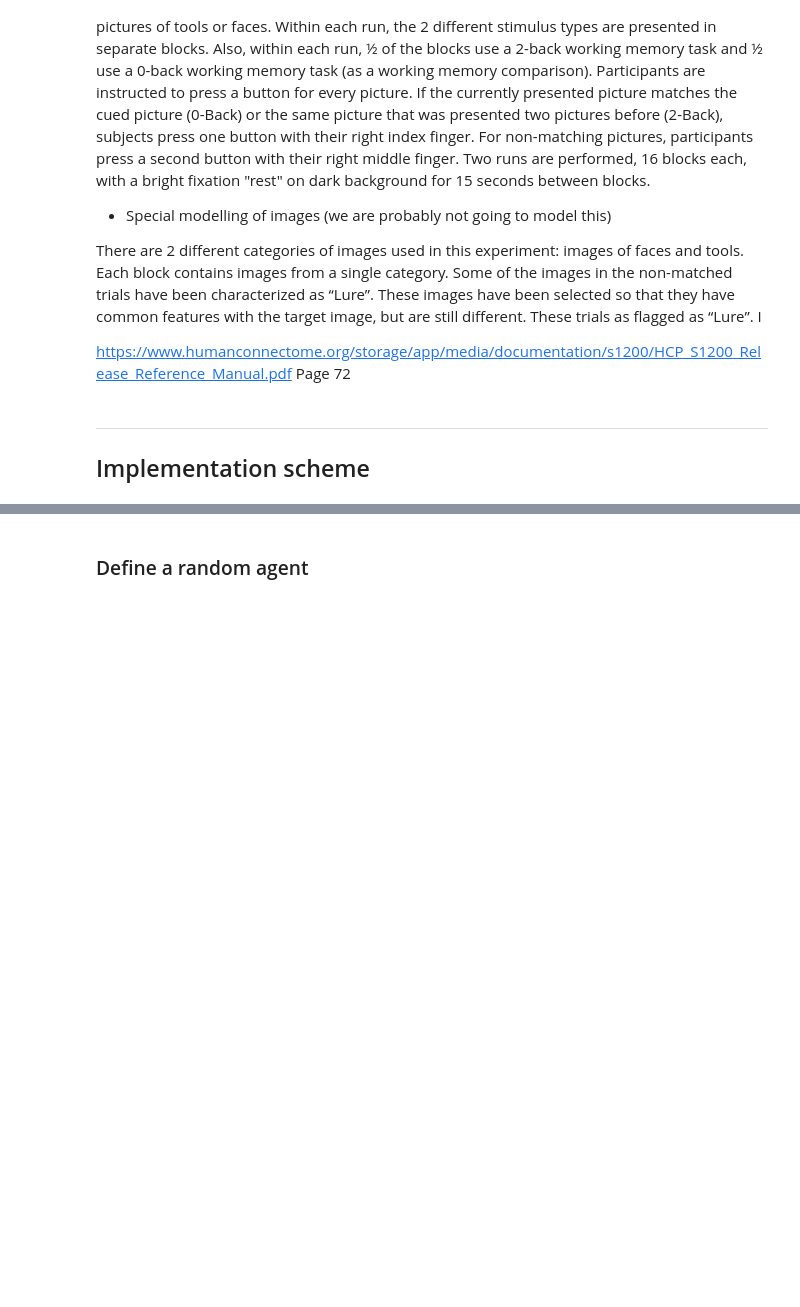
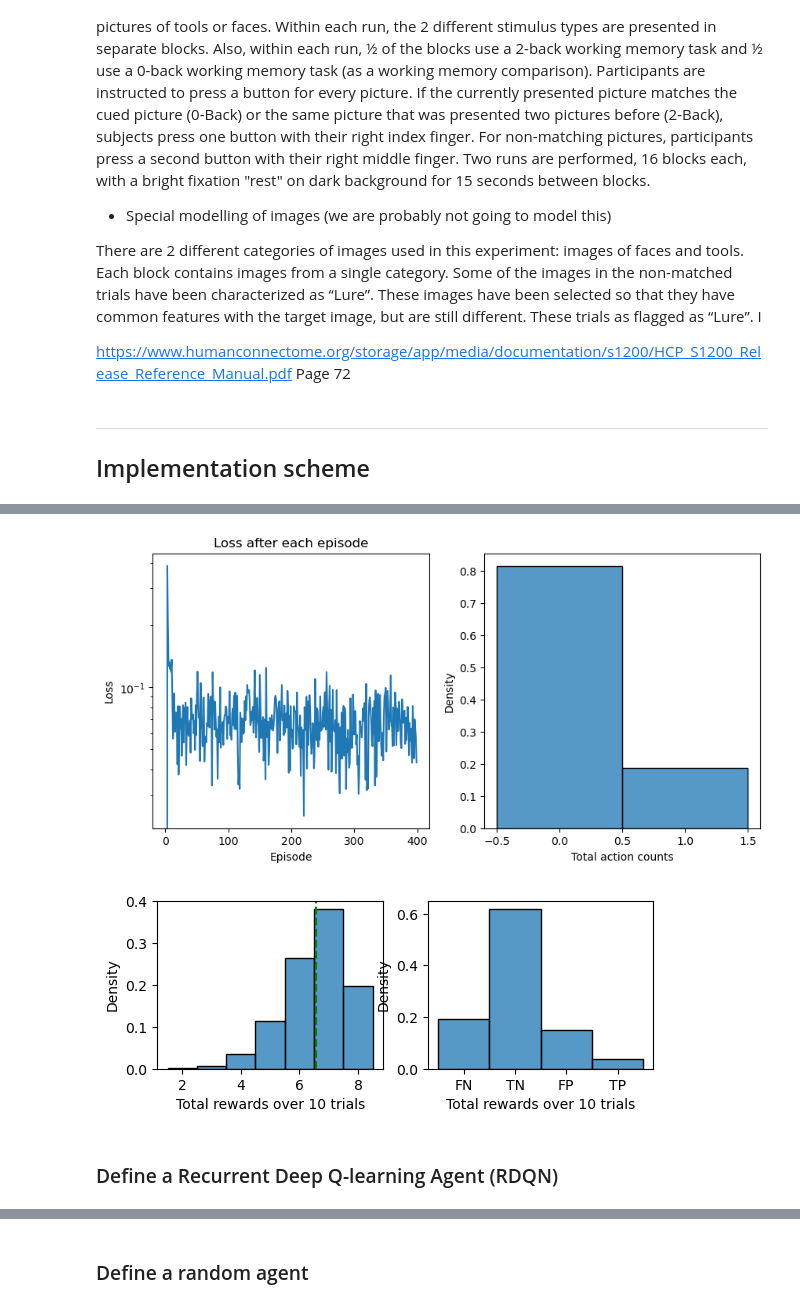
Before and after one commit to bobasaurusrex/NMA-group1, a Jupyter notebook: NMA_Project_Group_1.ipynb, the cells around one changed output, grey strips where cells are left out. Cells and saved outputs as stored; diff of their text form; code cells hidden in the pictures; blank space fills up the shorter version.

```diff
--- a/NMA_Project_Group_1.ipynb
+++ b/NMA_Project_Group_1.ipynb
@@ -249,0 +670,65 @@ class NBack(gym.Env):
+# %%
+# test exec_training
+
+env = NBack()
+model = DQN(env.num_stim * env.memory_capacity, 2, [32, 32])
+#print(model)
+
+for num_episodes in [5, 10, 50, 100, 500, 1000]:
+
+    # use default env
+    env = NBack()
+
+    # define DQN
+    input_size = env.num_stim * env.memory_capacity
+    output_size = env.action_space.n
+    model = DQN(env.num_stim * env.memory_capacity, 2, [32, 32])
+
+    # define q-learning parameters
+    gamma = 0.01
+    loss_list, trace_trials = exec_training(model, env, gamma, num_episodes)
+# %%
+# do plots
+
+fig = plt.figure(figsize=(10, 10))
+
+# Loss
+plt.subplot(2, 2, 1)
+plt.plot(loss_list[::25], '-')
+plt.title("Loss after each episode")
+plt.yscale("log")
+plt.ylabel("Loss")
+plt.xlabel("Episode")
+
+# Percentage correct
+step = 1
+plt.subplot(2, 2, 2)
+sns.histplot(trace_trials['action_history'], stat="density", bins=4, discrete=True)
+#plt.axvline(5, color='r', linestyle='--')
+plt.xlabel('Total action counts')
+plt.ylabel('Density')
+plt.show()
+
+
+# Reward
+plt.subplot(2, 2, 3)
+sns.histplot(trace_trials['reward'], stat="density", bins=4, discrete=True)
+#plt.axvline(5, color='r', linestyle='--')
+plt.axvline(np.mean(trace_trials['reward']), color='g', linestyle='--')
+plt.xlabel('Total rewards over 10 trials')
+plt.ylabel('Density')
+
+# TPs, FPs, FNs
+plt.subplot(2, 2, 4)
+total_actions = sum(trace_trials['action_value'], [])
+sns.histplot(total_actions, stat="density", bins=4, discrete=True)
+plt.xlabel('Total rewards over 10 trials')
+plt.ylabel('Density')
+
+
+plt.show()
+# %% [output]
+[figure, added]
+[figure, added]
+# %% [markdown]
+### Define a Recurrent Deep Q-learning Agent (RDQN)
```
Also changed, not shown: parts of 52 cells of this notebook.
